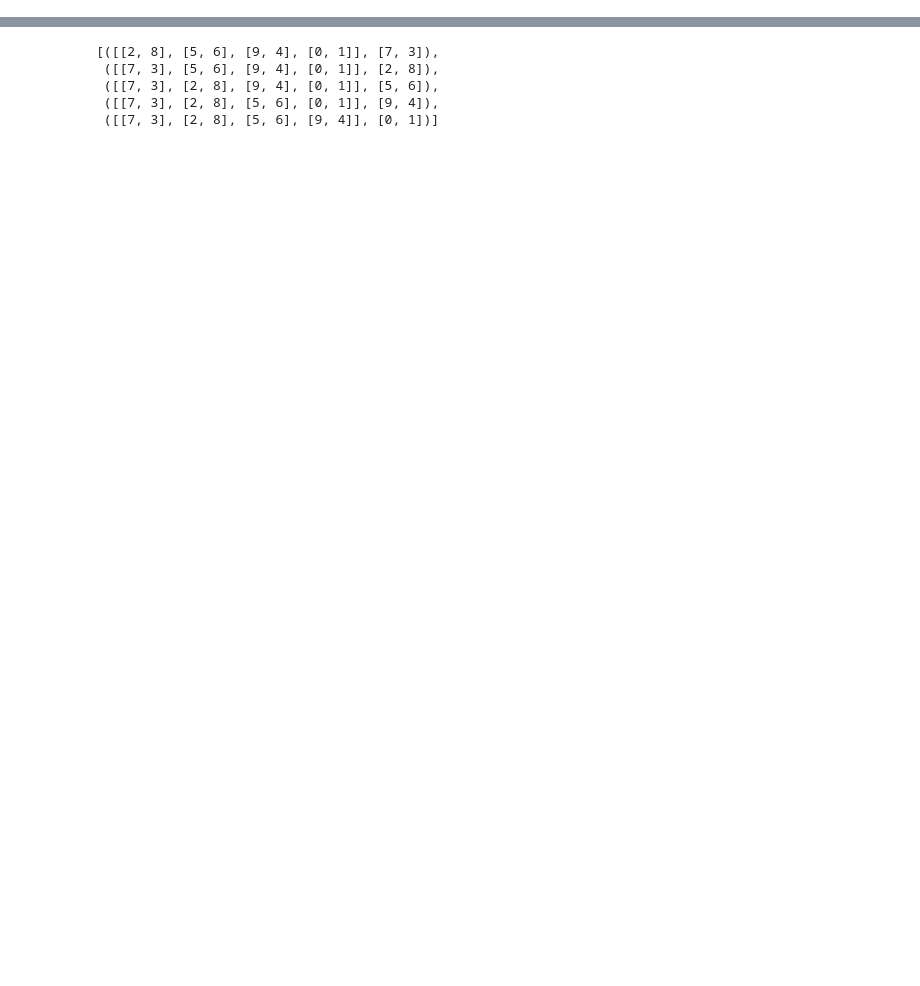
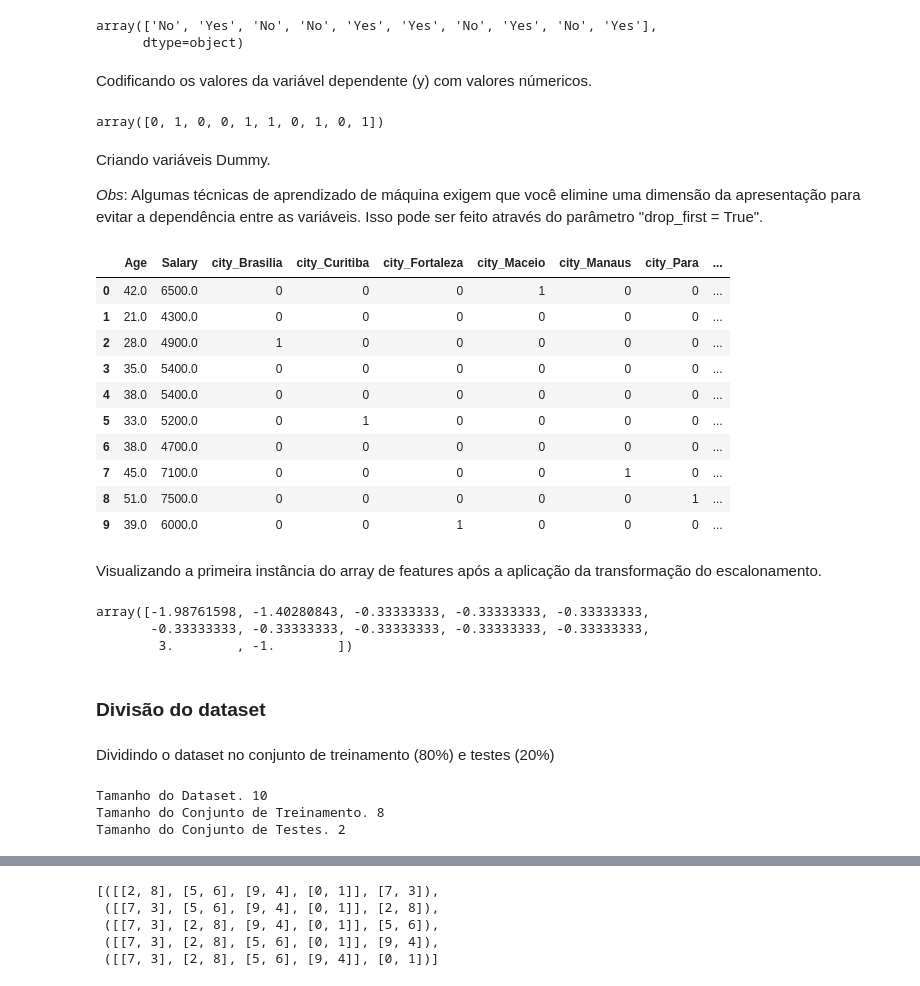
Before and after one commit to r4phael/ml-course, a Jupyter notebook: notebooks/preprocessing.ipynb, the cells around one changed output, grey strips where cells are left out. Drawn from its saved outputs; the diff is of its cells as text; code cells hidden in the pictures; blank space fills up the shorter version.

```diff
--- a/notebooks/preprocessing.ipynb
+++ b/notebooks/preprocessing.ipynb
@@ -88,0 +179,63 @@ K-fold cross validation with 5 folds:
+# %%
+y = df.iloc[:, 4].values
+y
+# %% [output]
+array(['No', 'Yes', 'No', 'No', 'Yes', 'Yes', 'No', 'Yes', 'No', 'Yes'],
+      dtype=object)
+# %% [markdown]
+Codificando os valores da variável dependente (y) com valores númericos.
+# %%
+le = LabelEncoder()
+
+y = df.iloc[:, 4].values
+y = le.fit_transform(y)
+
+y
+# %% [output]
+array([0, 1, 0, 0, 1, 1, 0, 1, 0, 1])
+# %% [markdown]
+Criando variáveis Dummy.
+
+*Obs*: Algumas técnicas de aprendizado de máquina exigem que você elimine uma dimensão da apresentação para evitar a dependência entre as variáveis. Isso pode ser feito através do parâmetro "drop_first = True".
+# %%
+X = pd.get_dummies(df.iloc[:, :-1] ,prefix=['city', 'sex'], drop_first=True).values
+y = df.iloc[:, 4].values
+
+pd.get_dummies(df.iloc[:, :-1] ,prefix=['city', 'sex'], drop_first=True)
+# %% [output]
+|  | Age | Salary | city_Brasilia | city_Curitiba | city_Fortaleza | city_Maceio | city_Manaus | city_Para | ... |
+| 0 | 42.0 | 6500.0 | 0 | 0 | 0 | 1 | 0 | 0 | ... |
+| 1 | 21.0 | 4300.0 | 0 | 0 | 0 | 0 | 0 | 0 | ... |
+| 2 | 28.0 | 4900.0 | 1 | 0 | 0 | 0 | 0 | 0 | ... |
+| 3 | 35.0 | 5400.0 | 0 | 0 | 0 | 0 | 0 | 0 | ... |
+| 4 | 38.0 | 5400.0 | 0 | 0 | 0 | 0 | 0 | 0 | ... |
+| 5 | 33.0 | 5200.0 | 0 | 1 | 0 | 0 | 0 | 0 | ... |
+| 6 | 38.0 | 4700.0 | 0 | 0 | 0 | 0 | 0 | 0 | ... |
+| 7 | 45.0 | 7100.0 | 0 | 0 | 0 | 0 | 1 | 0 | ... |
+| 8 | 51.0 | 7500.0 | 0 | 0 | 0 | 0 | 0 | 1 | ... |
+| 9 | 39.0 | 6000.0 | 0 | 0 | 1 | 0 | 0 | 0 | ... |
+# %% [markdown]
+Visualizando a primeira instância do array de features após a aplicação da transformação do escalonamento.
+# %%
+sc = StandardScaler()
+X = sc.fit_transform(X)
+
+X[1]
+# %% [output]
+array([-1.98761598, -1.40280843, -0.33333333, -0.33333333, -0.33333333,
+       -0.33333333, -0.33333333, -0.33333333, -0.33333333, -0.33333333,
+        3.        , -1.        ])
+# %% [markdown]
+### Divisão do dataset
+# %% [markdown]
+Dividindo o dataset no conjunto de treinamento (80%) e testes (20%)
+# %%
+X_train, X_test, y_train, y_test = train_test_split(X, y, test_size = 0.2, random_state = 42)
+
+print("Tamanho do Dataset. {}".format(df.shape[0]))
+print("Tamanho do Conjunto de Treinamento. {}".format(len(X_train)))
+print("Tamanho do Conjunto de Testes. {}".format(len(X_test)))
+# %% [output]
+Tamanho do Dataset. 10
+Tamanho do Conjunto de Treinamento. 8
+Tamanho do Conjunto de Testes. 2
```
Also changed, not shown: parts of 42 cells of this notebook.
